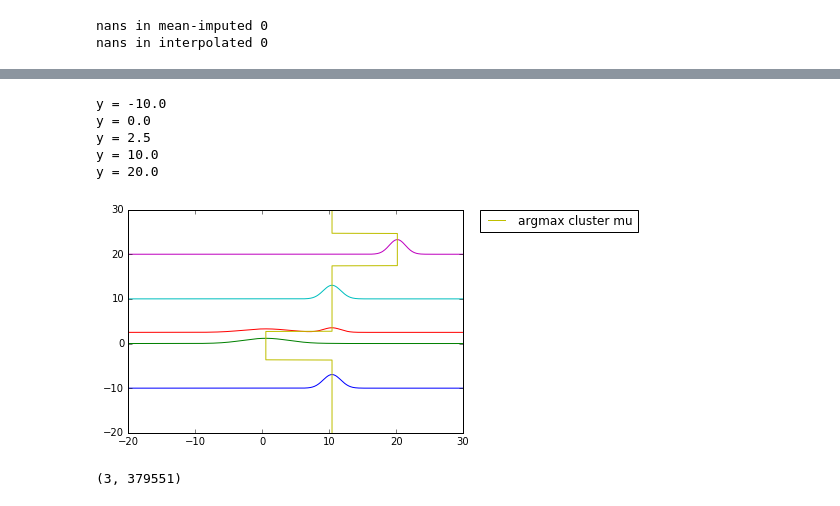
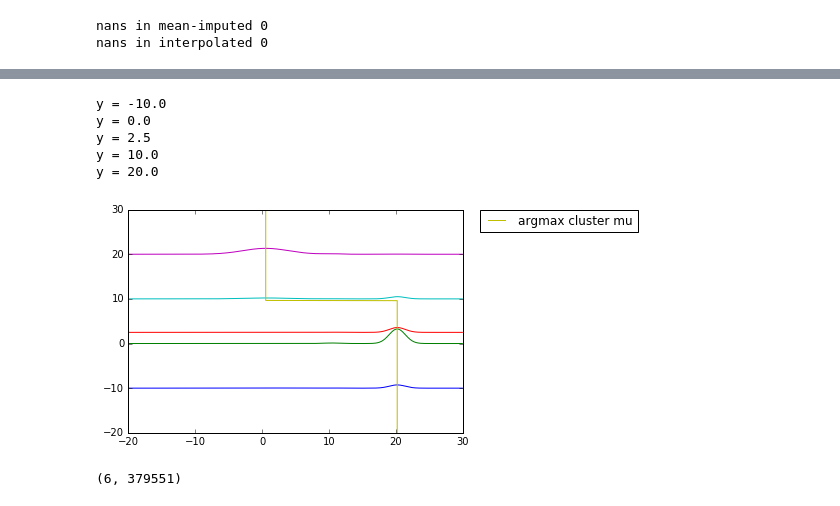
Before and after one commit to PrincetonUniversity/final-proj-cos-424, a Jupyter notebook: diag_tf.ipynb, the cells around one changed output, grey strips where cells are left out. Saved outputs shown, nothing was run; the diff lists cells and outputs as text; code cells hidden in the pictures.

```diff
--- a/diag_tf.ipynb
+++ b/diag_tf.ipynb
@@ -251,18 +243,13 @@ def marginal_posterior(xs, mus, sigmas, alphas):
     # diagonal case is easy:
     # https://en.wikipedia.org/wiki/Schur_complement#Applications_to_probability_theory_and_statistics
     O = xs.shape[1]
-    D = len(mu)
+    D = mus.shape[1]
     observed_mus, observed_sigmas = (tf.constant(a, dtype='float64')
                                      for a in (mus[:,0:O], sigmas[:, 0:O]))
-    observed_likelihood = tf.exp(tf_log_likelihood(xs, observed_mus, observed_sigmas, alphas)).eval() # KxN
-    sklearn.preprocessing.normalize(observed_likelihood, norm='l1', axis=0, copy=False)
-    return mus[:, O:D], sigmas[:, O:D], observed_likelihood.T
-
-# Given a GMM defined by KxD mus, KxD sigmas, and K alphas, returns the MLE estimate
-# by using gradient descent.
-def gd_mle(mus, sigmas, alphas):
-    # Use GD from each of the means with a step size less than the min distance between those means
-    return 0
+    ll = tf_log_likelihood(xs, observed_mus, observed_sigmas, alphas) # KxN
+    norm = tf_log_sum_exp(ll) # 1xN
+    ll, norm = sess.run((ll, norm))
+    return mus[:, O:D], sigmas[:, O:D], np.transpose(ll / norm)
 
 # A "sparser" estimate which just uses the most likely cluster's mean as the estimate.
 def argmax_exp(mus, sigmas, alphas):
@@ -318,30 +298,30 @@ cluster priors
 # %%
 # Make this into a nice image.
 ys = [-10, 0, 2.5, 10, 20]
 pts = np.arange(-20, 30, 0.1, dtype='float64').reshape(-1, 1)
 ys = np.array(ys, dtype='float64').reshape(-1, 1)
 # Reverse m, s, a, since we know 'y'
 mr, sr = (x[:, ::-1] for x in (m, s))
 mm, sm, ams = marginal_posterior(ys, mr, sr, a)
 for i, y in enumerate(ys.reshape(-1)):
     print('y =', y)
     ll = estep(pts, mm, sm, ams[i])[0].eval().reshape(-1)
-    plt.plot(pts, np.exp(ll) * 10 + y)
+    plt.plot(pts, np.exp(ll) / 10 + y)
     #plt.show()
 
 ys = np.arange(-20, 30, 0.05, dtype='float64').reshape(-1, 1)
 mm, sm, ams = marginal_posterior(ys, mr, sr, a)
 xs = [argmax_exp(mm, sm, am) for am in ams]
 plt.plot(xs, ys, label='argmax cluster mu')
 plt.legend(bbox_to_anchor=(1.05, 1), loc=2, borderaxespad=0.)
 plt.show()
 # %% [output]
 y = -10.0
 y = 0.0
 y = 2.5
 y = 10.0
 y = 20.0
-[figure, old version]
+[figure, new version]
 # %%
 # N = 10
 N = 33
@@ -362,14 +342,14 @@ splits = [X_np[i:i+per] for i in range(0, N // K * K, per)]
 
 # X_trunc = X_np[:N, rc]
 X_trunc = X_np[:N]
-#mu_init = X_trunc[rmu]
+mu_init = X_trunc[rmu]
 # mu_init = np.array([x.mean(axis=0) for x in splits])
-mu_init = X_np[19:22]
+#mu_init = X_np[19:22]
 
 
 print(mu_init.shape)
 # %% [output]
-(3, 379551)
+(6, 379551)
 # %%
 ## Implement custom GMM
 #todo check float32/float64 conversion for speedup
```
Also changed, not shown: parts of 11 cells of this notebook.
